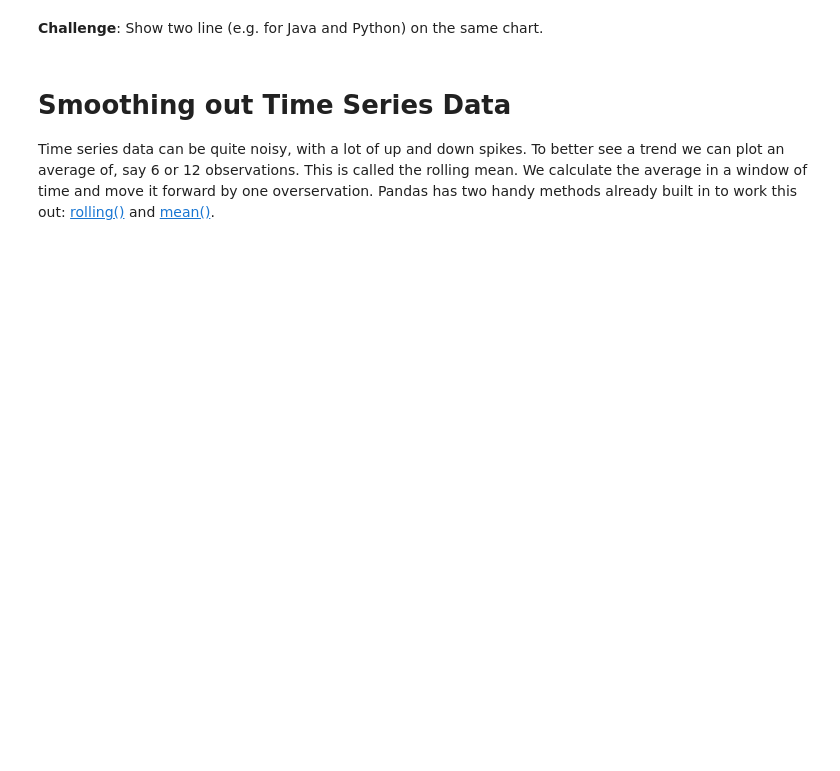
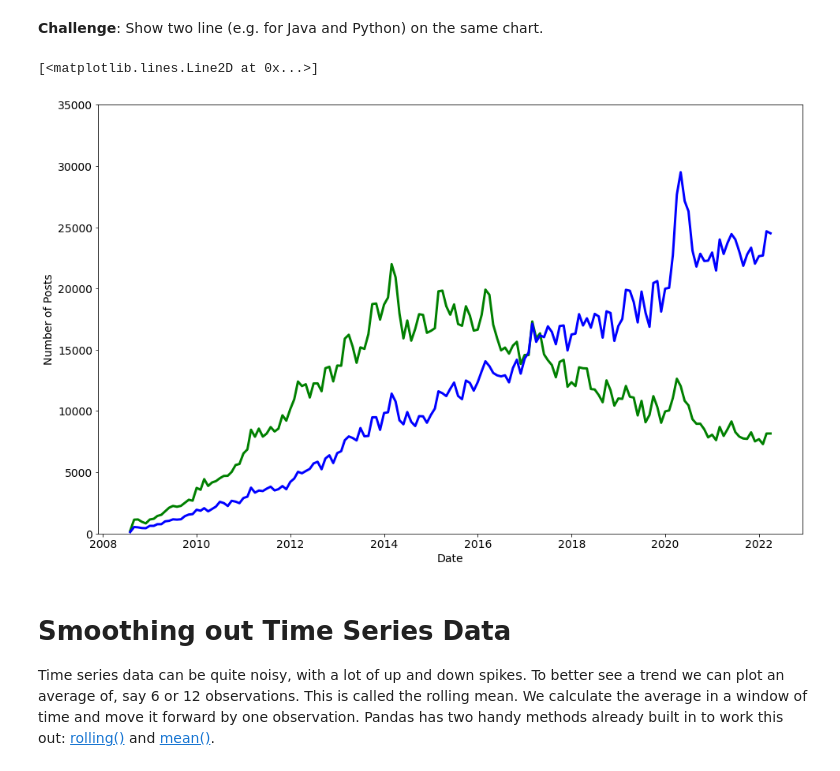
Before and after one commit to HKubinhetz/DS-ProgrammingLanguages, a Jupyter notebook: Programming_Languages_Data_Visualization.ipynb, the cells around one changed output. Saved outputs shown, nothing was run; the diff lists cells and outputs as text; code cells hidden in the pictures; blank space fills up the shorter version.

```diff
--- a/Programming_Languages_Data_Visualization.ipynb
+++ b/Programming_Languages_Data_Visualization.ipynb
@@ -167,6 +300,28 @@ df.head()
 # %% [markdown]
 **Challenge**: Show two line (e.g. for Java and Python) on the same chart.
+# %%
+# Plotting a two line chart
+
+# Chart sizing
+plt.figure(figsize=(16,10))
+
+# Axis fonts
+plt.xticks(fontsize=14)
+plt.yticks(fontsize=14)
+
+# Axis limits
+plt.ylim(0, 35000)
+
+# Axis labels
+plt.xlabel('Date', fontsize=14)
+plt.ylabel('Number of Posts', fontsize=14)
+
+plt.plot(new_df.index, new_df.java, color="green", linewidth=3)
+plt.plot(new_df.index, new_df.python, color="blue", linewidth=3)
+# %% [output]
+[<matplotlib.lines.Line2D at 0x...>]
+[figure, added]
 # %% [markdown]
 # Smoothing out Time Series Data
 
-Time series data can be quite noisy, with a lot of up and down spikes. To better see a trend we can plot an average of, say 6 or 12 observations. This is called the rolling mean. We calculate the average in a window of time and move it forward by one overservation. Pandas has two handy methods already built in to work this out: [rolling()](https://pandas.pydata.org/pandas-docs/stable/reference/api/pandas.DataFrame.rolling.html) and [mean()](https://pandas.pydata.org/pandas-docs/stable/reference/api/pandas.core.window.rolling.Rolling.mean.html).
+Time series data can be quite noisy, with a lot of up and down spikes. To better see a trend we can plot an average of, say 6 or 12 observations. This is called the rolling mean. We calculate the average in a window of time and move it forward by one observation. Pandas has two handy methods already built in to work this out: [rolling()](https://pandas.pydata.org/pandas-docs/stable/reference/api/pandas.DataFrame.rolling.html) and [mean()](https://pandas.pydata.org/pandas-docs/stable/reference/api/pandas.core.window.rolling.Rolling.mean.html).
```
Also changed, not shown: parts of 10 cells of this notebook.
